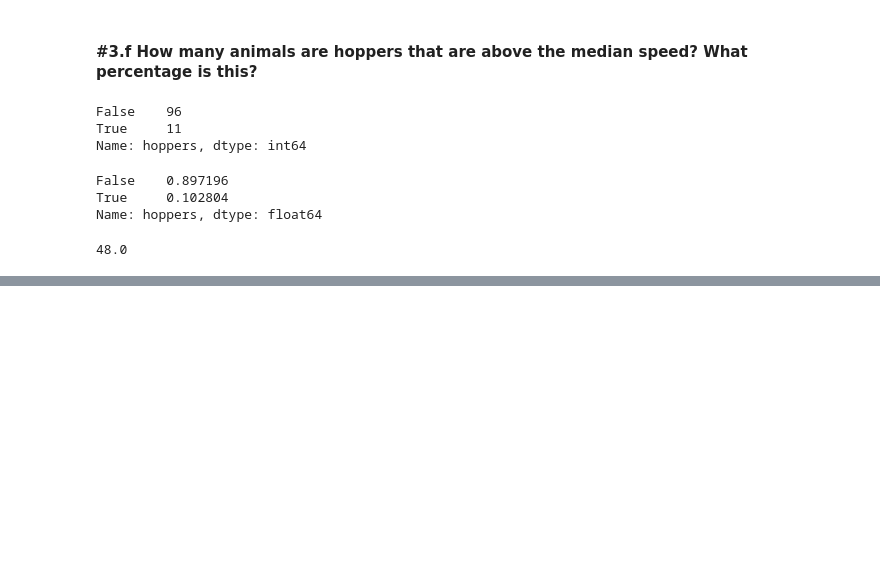
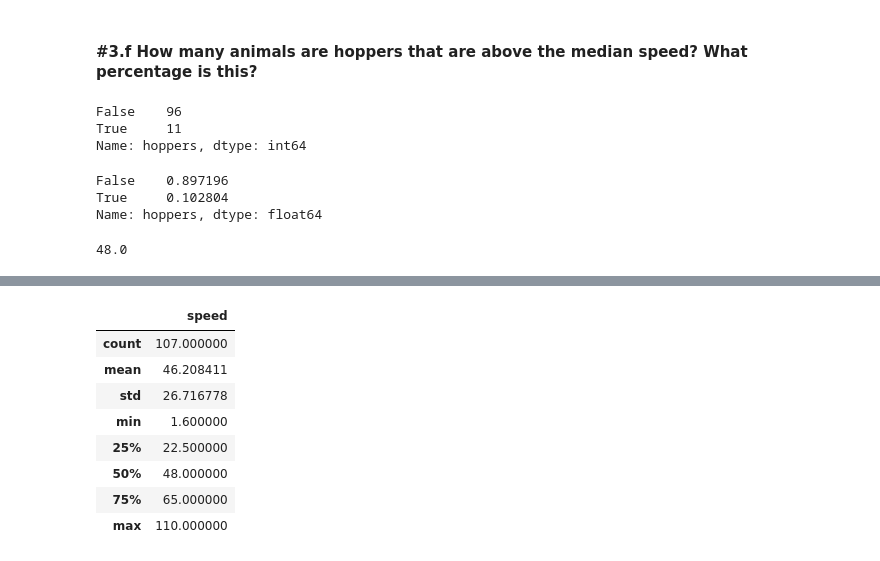
Before and after one commit to natasharivers/numpy-pandas-visualization-exercises, a Jupyter notebook: dataframe.ipynb, the cells around one changed output, grey strips where cells are left out. Saved outputs shown, nothing was run; the diff lists cells and outputs as text; code cells hidden in the pictures; blank space fills up the shorter version.

```diff
--- a/dataframe.ipynb
+++ b/dataframe.ipynb
@@ -456,0 +452,13 @@ Name: hoppers, dtype: bool
+# %%
+#can also find the median like this:
+Mammals[['speed']].describe()
+# %% [output]
+|  | speed |
+| count | 107.000000 |
+| mean | 46.208411 |
+| std | 26.716778 |
+| min | 1.600000 |
+| 25% | 22.500000 |
+| 50% | 48.000000 |
+| 75% | 65.000000 |
+| max | 110.000000 |
```
Also changed, not shown: parts of 2 cells of this notebook.
